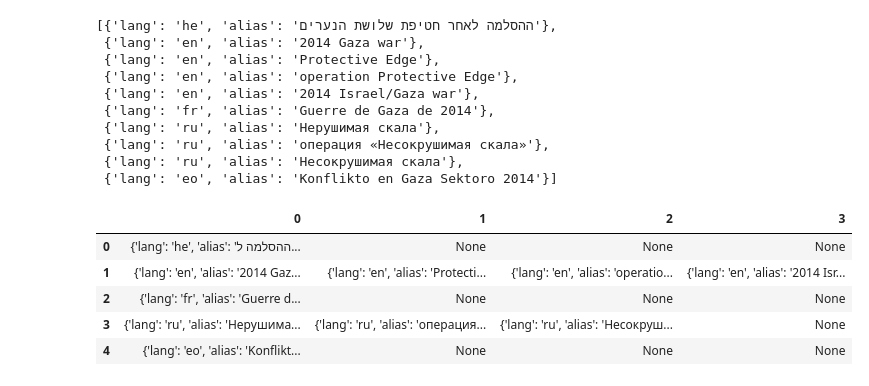
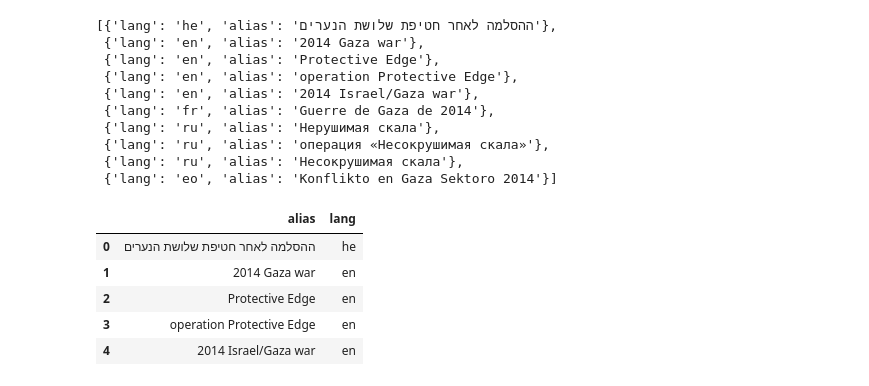
Before and after one commit to cjer/zuk, a Jupyter notebook: zuk_wiki.ipynb, the cells around one changed output. Saved outputs shown, nothing was run; the diff lists cells and outputs as text; code cells hidden in the pictures.

Commit message:
fix aliases csv

```diff
--- a/zuk_wiki.ipynb
+++ b/zuk_wiki.ipynb
@@ -394,12 +396,12 @@ flatten([[{'lang': v['language'], 'alias': v['value']} for v in l] for k, l in e
  {'lang': 'ru', 'alias': 'Несокрушимая скала'},
  {'lang': 'eo', 'alias': 'Konflikto en Gaza Sektoro 2014'}]
 # %%
-aliases = pd.DataFrame([[{'lang': v['language'], 'alias': v['value']} for v in l] for k, l in entity.data['aliases'].items()])
+aliases = pd.DataFrame(flatten([[{'lang': v['language'], 'alias': v['value']} for v in l] for k, l in entity.data['aliases'].items()]))
 aliases.head()
 # %% [output]
-|  | 0 | 1 | 2 | 3 |
-| 0 | {'lang': 'he', 'alias': 'ההסלמה ל... | None | None | None |
-| 1 | {'lang': 'en', 'alias': '2014 Gaz... | {'lang': 'en', 'alias': 'Protecti... | {'lang': 'en', 'alias': 'operatio... | {'lang': 'en', 'alias': '2014 Isr... |
-| 2 | {'lang': 'fr', 'alias': 'Guerre d... | None | None | None |
-| 3 | {'lang': 'ru', 'alias': 'Нерушима... | {'lang': 'ru', 'alias': 'операция... | {'lang': 'ru', 'alias': 'Несокруш... | None |
-| 4 | {'lang': 'eo', 'alias': 'Konflikt... | None | None | None |
+|  | alias | lang |
+| 0 | ההסלמה לאחר חטיפת שלושת הנערים | he |
+| 1 | 2014 Gaza war | en |
+| 2 | Protective Edge | en |
+| 3 | operation Protective Edge | en |
+| 4 | 2014 Israel/Gaza war | en |
```
Also changed, not shown: parts of 2 cells of this notebook, 1 other file.
